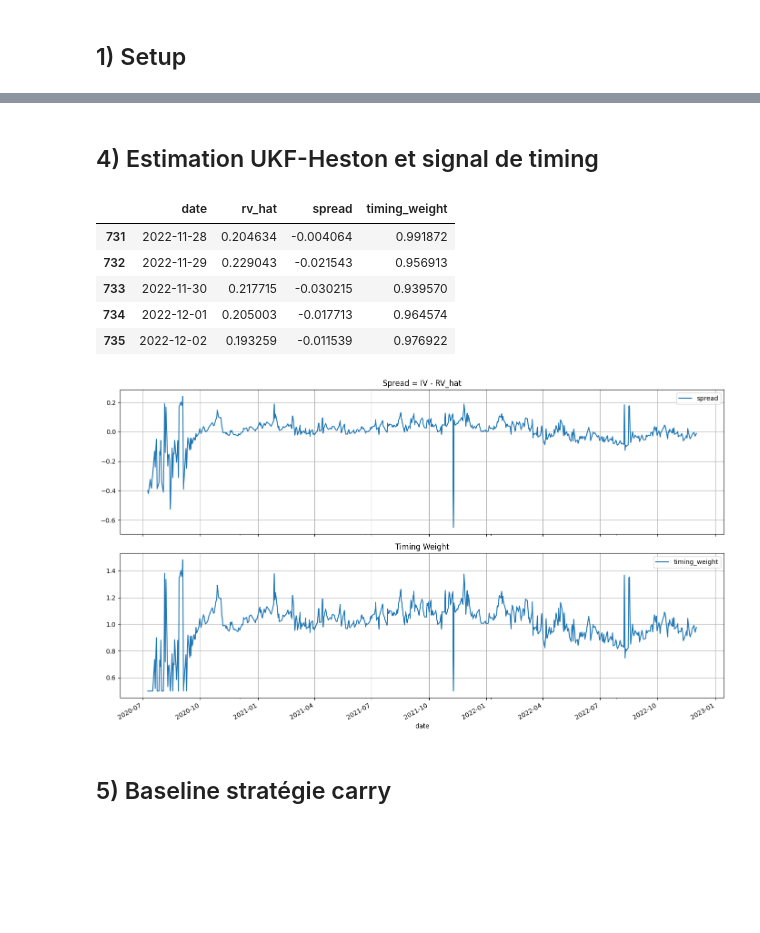
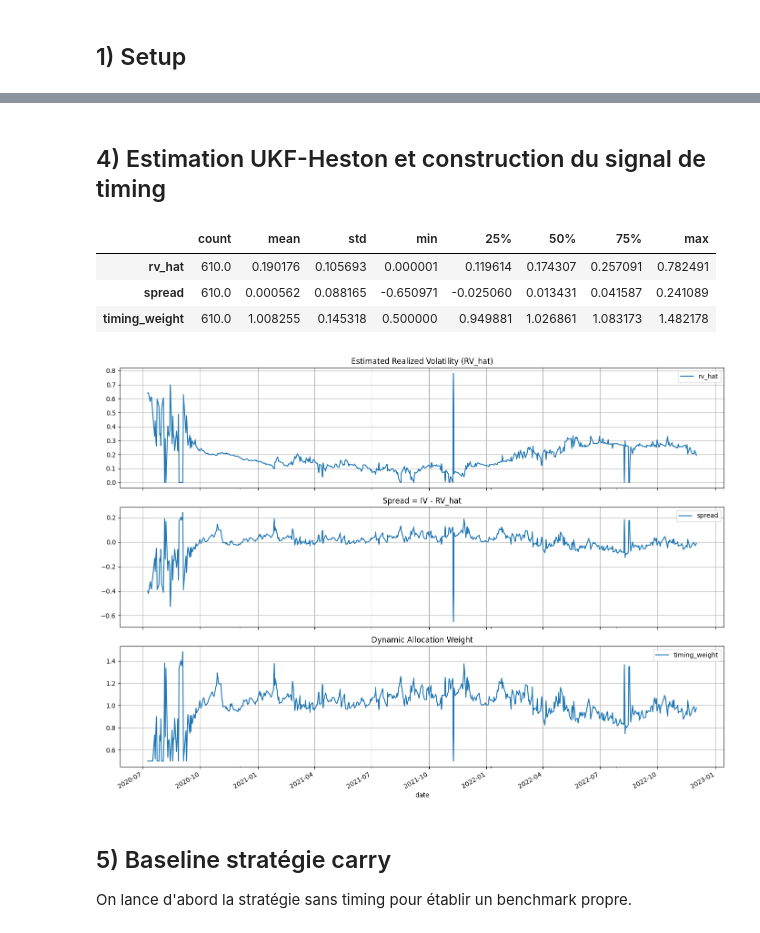
Before and after one commit to caglanaz/Strat_de_vol_-, a Jupyter notebook: notebooks/Final_Project_RealizedVolTiming.ipynb, the cells around one changed output, grey strips where cells are left out. Drawn from its saved outputs; the diff is of its cells as text; code cells hidden in the pictures; blank space fills up the shorter version.

```diff
--- a/notebooks/Final_Project_RealizedVolTiming.ipynb
+++ b/notebooks/Final_Project_RealizedVolTiming.ipynb
@@ -98,31 +112,32 @@ FileNotFoundError: [Errno 2] No such file or directory: '../../..//data/optiondb
 # %% [markdown]
-
-## 4) Estimation UKF-Heston et signal de timing
+## 4) Estimation UKF-Heston et construction du signal de timing
 # %%
 
 df_signal = build_iv_rv_timing_signal(signal_input, config=signal_cfg)
 
 df_signal[["date", "rv_hat", "spread", "timing_weight"]].tail()
+
+signal_stats = df_signal[["rv_hat", "spread", "timing_weight"]].describe().T
+signal_stats
 # %% [output]
-|  | date | rv_hat | spread | timing_weight |
-| 731 | 2022-11-28 | 0.204634 | -0.004064 | 0.991872 |
-| 732 | 2022-11-29 | 0.229043 | -0.021543 | 0.956913 |
-| 733 | 2022-11-30 | 0.217715 | -0.030215 | 0.939570 |
-| 734 | 2022-12-01 | 0.205003 | -0.017713 | 0.964574 |
-| 735 | 2022-12-02 | 0.193259 | -0.011539 | 0.976922 |
+|  | count | mean | std | min | 25% | 50% | 75% | max |
+| rv_hat | 610.0 | 0.190176 | 0.105693 | 0.000001 | 0.119614 | 0.174307 | 0.257091 | 0.782491 |
+| spread | 610.0 | 0.000562 | 0.088165 | -0.650971 | -0.025060 | 0.013431 | 0.041587 | 0.241089 |
+| timing_weight | 610.0 | 1.008255 | 0.145318 | 0.500000 | 0.949881 | 1.026861 | 1.083173 | 1.482178 |
 # %%
+fig, ax = plt.subplots(3, 1, figsize=(14, 10), sharex=True)
 
-fig, ax = plt.subplots(2, 1, figsize=(14, 8), sharex=True)
-
-df_signal.set_index("date")[["spread"]].plot(ax=ax[0], grid=True, title="Spread = IV - RV_hat")
-df_signal.set_index("date")[["timing_weight"]].plot(ax=ax[1], grid=True, title="Timing Weight")
+df_signal.set_index("date")[["rv_hat"]].plot(ax=ax[0], grid=True, title="Estimated Realized Volatility (RV_hat)")
+df_signal.set_index("date")[["spread"]].plot(ax=ax[1], grid=True, title="Spread = IV - RV_hat")
+df_signal.set_index("date")[["timing_weight"]].plot(ax=ax[2], grid=True, title="Dynamic Allocation Weight")
 
 plt.tight_layout()
 # %% [output]
-[figure, old version]
+[figure, new version]
 # %% [markdown]
+## 5) Baseline stratégie carry
 
-## 5) Baseline stratégie carry
+On lance d'abord la stratégie sans timing pour établir un benchmark propre.
 # %%
 
 df_positions_baseline = OptionTrade.generate_trades(
```
Also changed, not shown: parts of 12 cells of this notebook, 6 other files.
